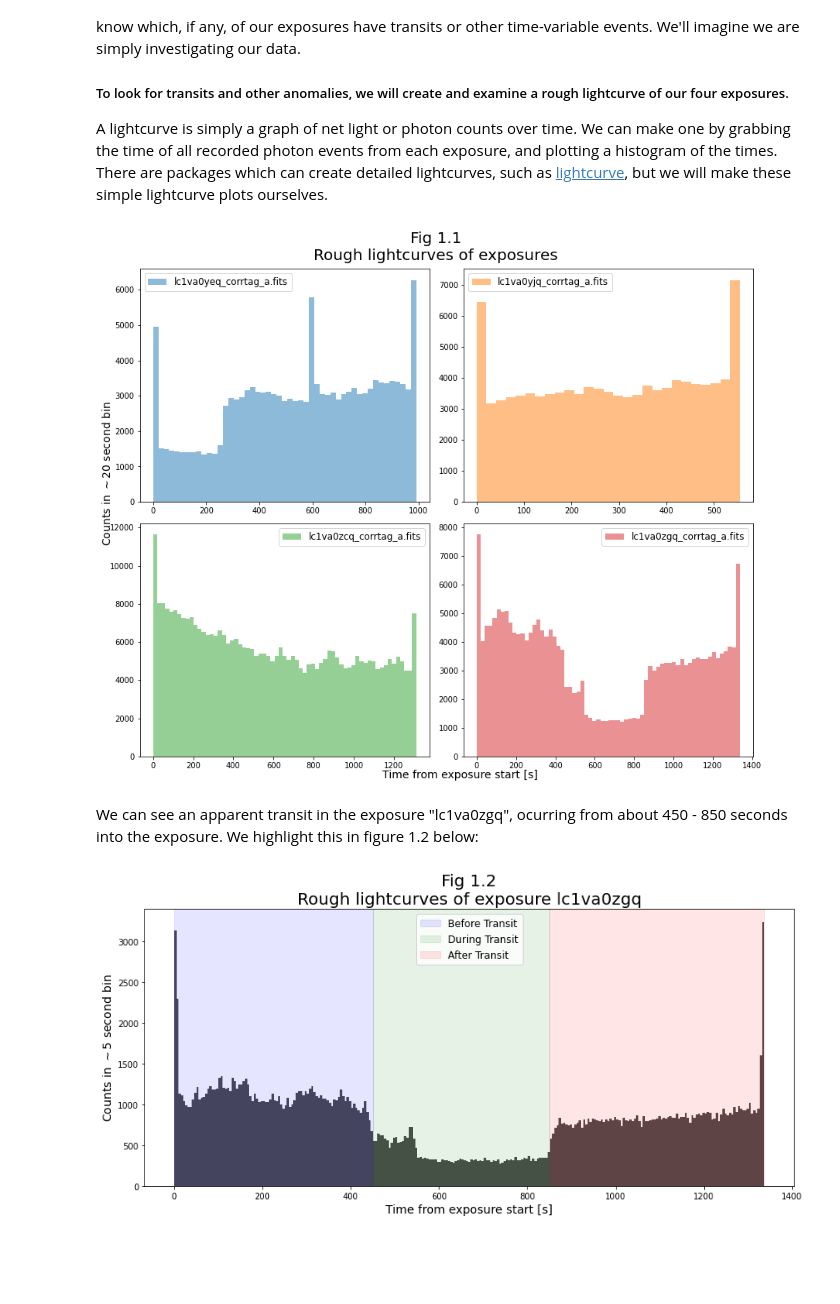
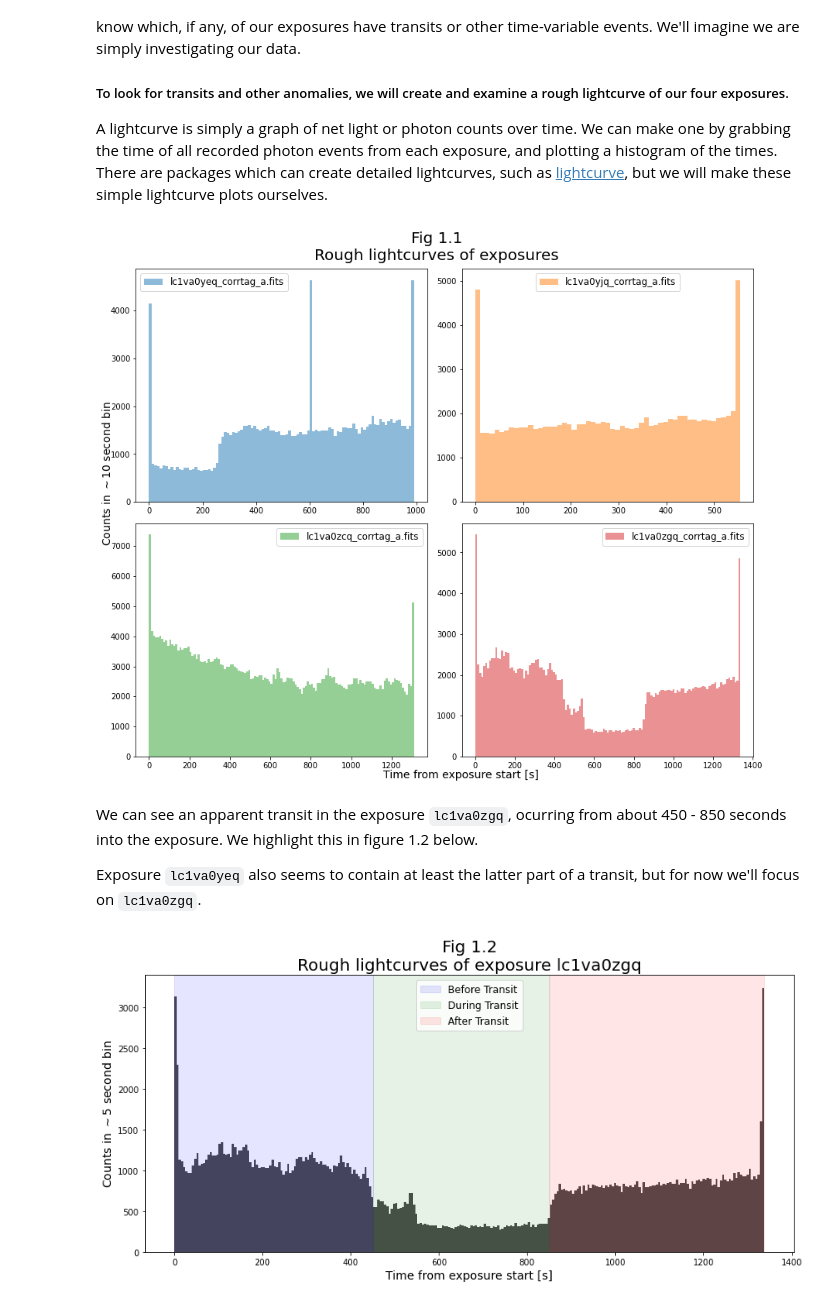
Before and after one commit to nkerman/notebooks, a Jupyter notebook: notebooks/COS/Splittag/Splittag.ipynb, the cells around one changed output. Cells and saved outputs as stored; diff of their text form; code cells hidden in the pictures; blank space fills up the shorter version.

```diff
--- a/notebooks/COS/Splittag/Splittag.ipynb
+++ b/notebooks/COS/Splittag/Splittag.ipynb
@@ -108,29 +115,31 @@ A lightcurve is simply a graph of net light or photon counts over time. We can m
 # %%
 # Build the figure structure
 fig = plt.figure(figsize = (12, 10))
 gs = fig.add_gridspec(nrows = 2, ncols = 2) # Using gridspec to let us control panel sizes and locations
 # Get the time data for each exposure
-binsize = 20
+binsize = 10 # Number of seconds in a bin
 for i, ctag in enumerate(downloaded_corrtags):
     ax = fig.add_subplot(gs[int(i/2),i%2]) # make the subplot
     ctab = Table.read(ctag,1) # read the data
     timesc = ctab['TIME']
     # plot the histogram of times
     a,b,c = ax.hist(timesc,bins = int(max(timesc)/binsize), alpha = 0.5, label = os.path.basename(ctag),
                    color = 'C0C1C2C3'[2*i:2*i+2])
     plt.legend(fontsize = 12)
 # Format the Figure
 plt.suptitle("Fig 1.1\nRough lightcurves of exposures", fontsize = 20)
 fig.text(x = 0.42, y = -0.0001, s = "Time from exposure start [s]",
         fontsize = 14)
-fig.text(y = 0.42, x = -0.0002, rotation = 'vertical', s = f"Counts in $\sim${binsize} second bin",
+fig.text(y = 0.42, x = -0.001, rotation = 'vertical', s = f"Counts in $\sim${binsize} second bin",
         fontsize = 14)
 plt.tight_layout()
 plt.savefig(plots_dir + 'compare_exposures.png', bbox_inches = 'tight', dpi = 200)
 # %% [output]
-[figure, old version]
+[figure, new version]
 # %% [markdown]
-We can see an apparent transit in the exposure "lc1va0zgq", ocurring from about 450 - 850 seconds into the exposure. We highlight this in figure 1.2 below:
+We can see an apparent transit in the exposure `lc1va0zgq`, ocurring from about 450 - 850 seconds into the exposure. We highlight this in figure 1.2 below.
+
+Exposure `lc1va0yeq` also seems to contain at least the latter part of a transit, but for now we'll focus on `lc1va0zgq`.
 # %%
 # Find the path to the right exposure
 transit_exp = [exp for exp in downloaded_corrtags if "zgq" in exp][0]
```
Also changed, not shown: parts of 18 cells of this notebook.
